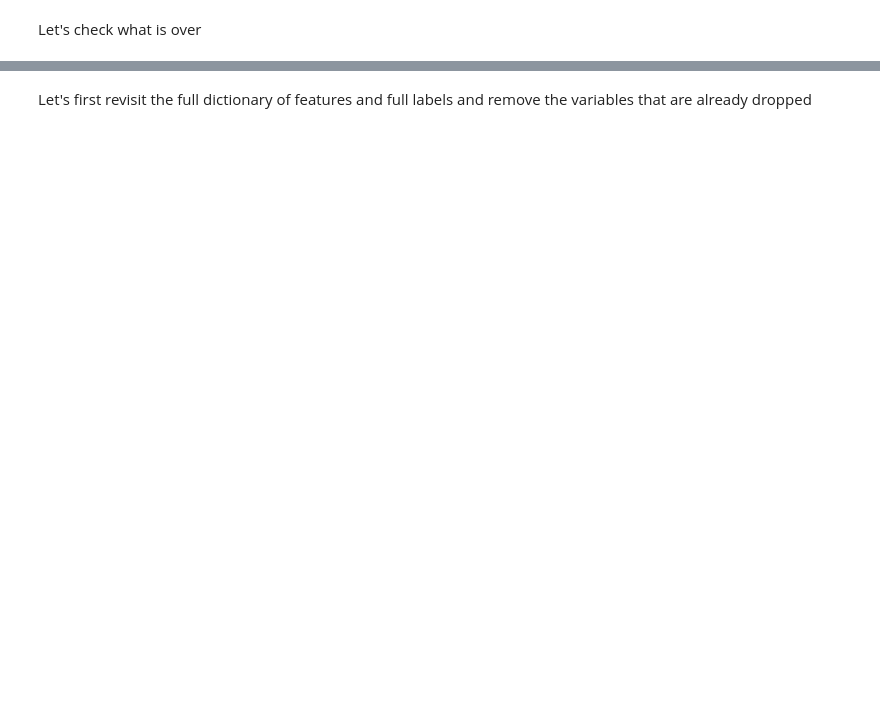
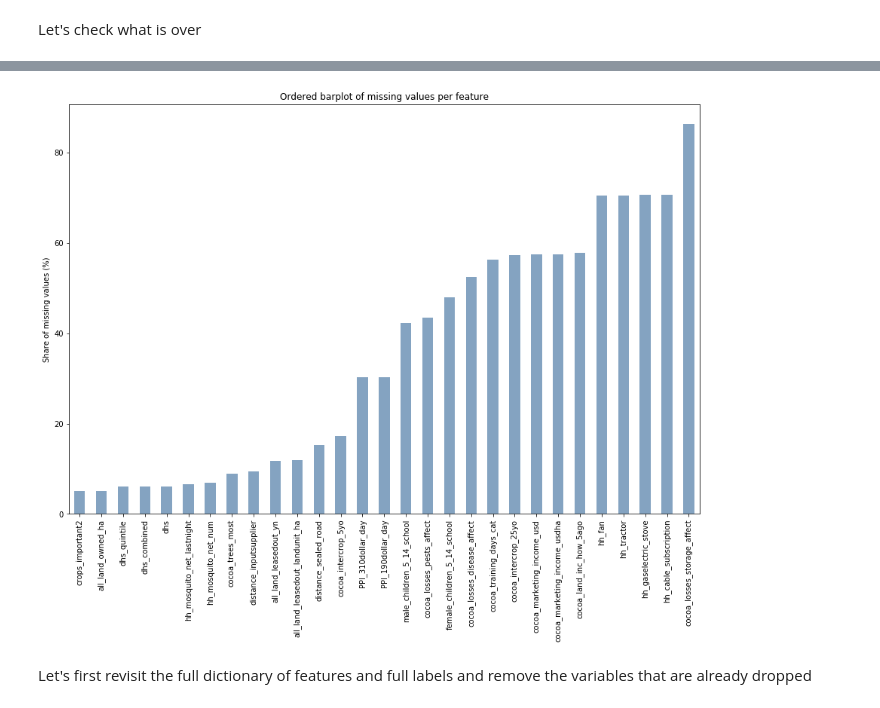
Before and after one commit to mtyszler/LivingIncomeModel, a Jupyter notebook: LivingIncomeAnalysis.ipynb, the cells around one changed output, grey strips where cells are left out. Drawn from its saved outputs; the diff is of its cells as text; code cells hidden in the pictures; blank space fills up the shorter version.

```diff
--- a/LivingIncomeAnalysis.ipynb
+++ b/LivingIncomeAnalysis.ipynb
@@ -1195,0 +1248,4 @@ for activity in production_activities:
+# %%
+data = impose_yn_logic(data, data_properties, 'loan_lastyear_yn',  'loan')
+data = impose_yn_logic(data, data_properties, 'cocoa_training_5years_yn',  'cocoa_training_')
+data = impose_yn_logic(data, data_properties, 'cocoa_certification_clean_yn',  'cocoa_cert_type_clean_')
@@ -1195,0 +1263,3 @@ for activity in production_activities:
+# %%
+data.drop(list(data.filter(regex = 'noloan')), axis = 1, inplace = True)
+data.drop(list(data.filter(regex = 'loan_repayment')), axis = 1, inplace = True)
@@ -1195,0 +1268,3 @@ for activity in production_activities:
+# %%
+data.loc[data['loan_lastyear_yn']=='no', 'loan_amount_usd']=0
+data.loc[data['loan_amount_usd']==0, 'loan_lastyear_yn']='no'
@@ -1195,0 +1273,2 @@ for activity in production_activities:
+# %%
+data = impose_yn_logic(data, data_properties, 'cocoa_prodgroup_hhmem',  'cocoa_prodgroup_services_')
@@ -1214,4 +1296,11 @@ max       94.771242
 dtype: float64
+# %%
+share_missing[share_missing>5].sort_values().plot.bar(figsize=(15,10), color=(0.2, 0.4, 0.6, 0.6))
+plt.title("Ordered barplot of missing values per feature")
+plt.ylabel("Share of missing values (%)")
+plt.show()
+# %% [output]
+[figure, added]
 # %%
 def convert_tocodes(data, data_properties, label_name):
 
```
Also changed, not shown: parts of 35 cells of this notebook.
